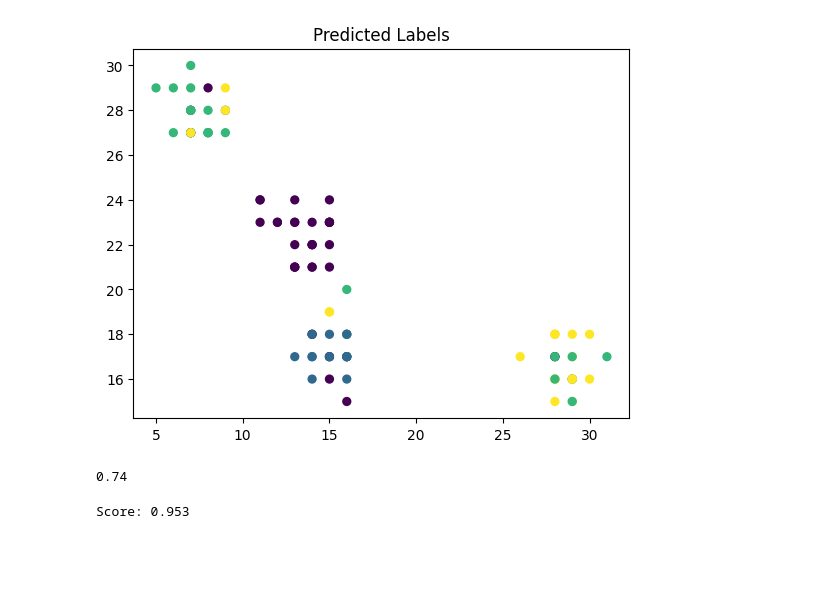
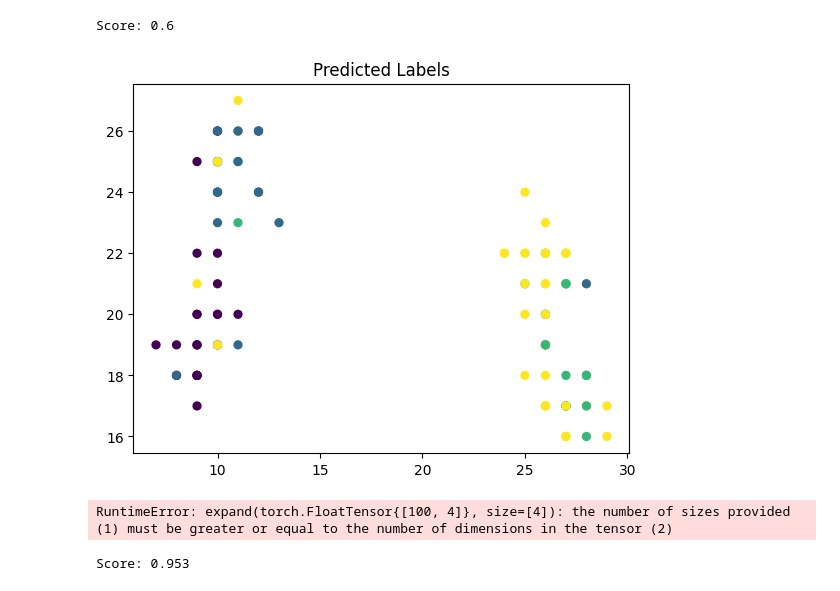
Before and after one commit to craigfouts/GibbsLDA, a Jupyter notebook: sandbox.ipynb, the cells around one changed output. Saved outputs shown, nothing was run; the diff lists cells and outputs as text; code cells hidden in the pictures; blank space fills up the shorter version.

```diff
--- a/sandbox.ipynb
+++ b/sandbox.ipynb
@@ -140,17 +27,17 @@ util.visualize_data(X, X_labels, 'Ground Truth Labels')
 # %%
 N_STEPS = 150
 
 model = GibbsLDA(N_TOPICS).fit(torch.tensor(X), N_STEPS)
-concentration = model.docs_prior + model.doc_topic_counts_
-Y_labels, score = util.evaluate(X_labels, Dirichlet(concentration).sample().argmax(-1))
+Y_labels, score = util.evaluate(X_labels, model.transform(X))
 print('Score:', score)
 util.visualize_data(X, Y_labels, 'Predicted Labels')
 # %% [output]
+Score: 0.6
-[figure, old version]
+[figure, new version]
-# %%
-util.evaluate(X_labels, Dirichlet(concentration).sample().argmax(-1))[1]
-# %% [output]
-0.74
+# %%
+model._doc_dirichlet.sample()
+# %% [output]
+RuntimeError: expand(torch.FloatTensor{[100, 4]}, size=[4]): the number of sizes provided (1) must be greater or equal to the number of dimensions in the tensor (2)
 # %%
 ALPHA = 1.
 ETA = 1.
```
Also changed, not shown: parts of 7 cells of this notebook, 1 other file.
